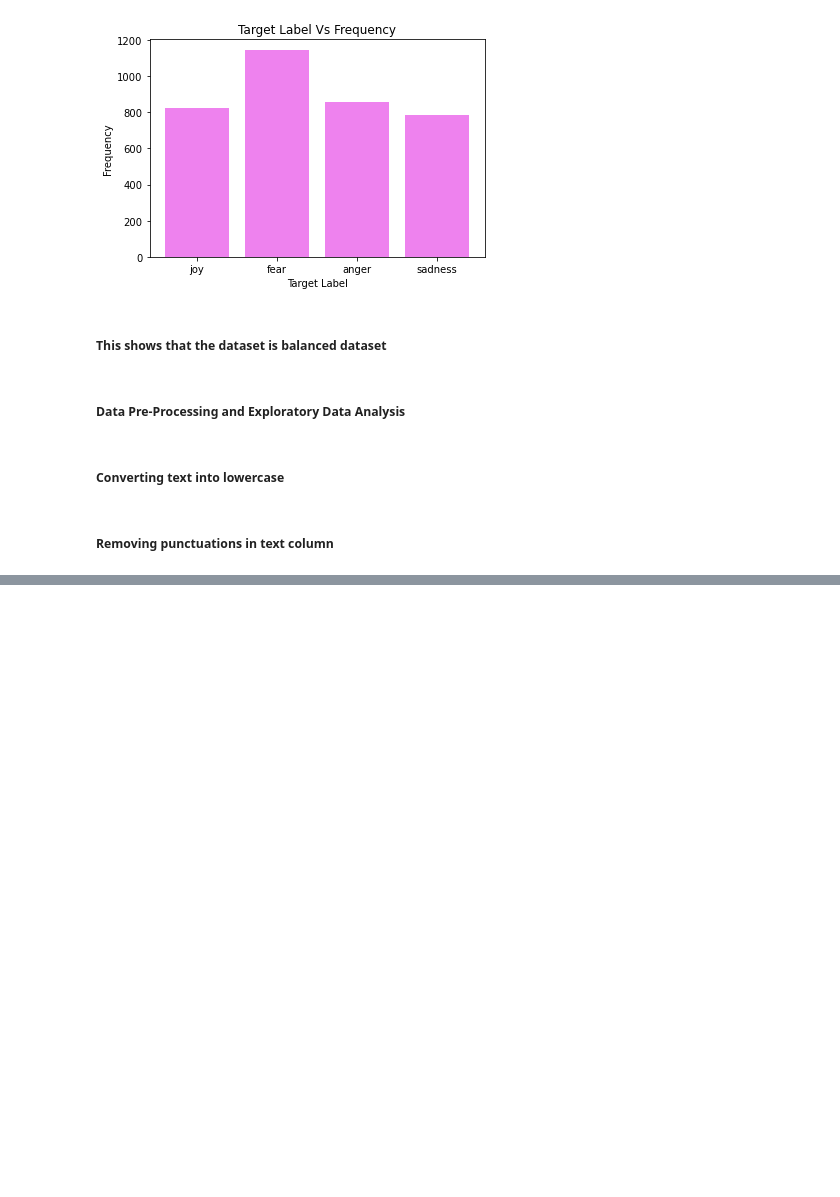
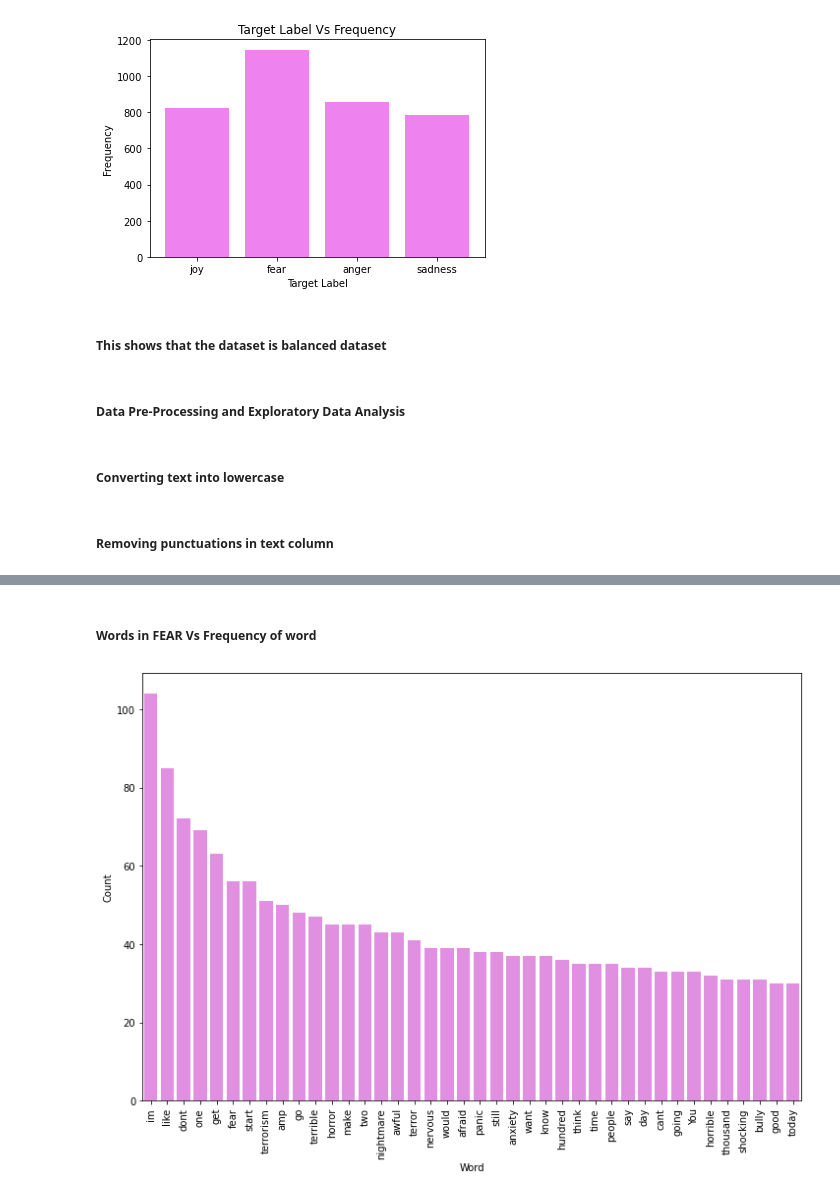
Before and after one commit to omprakashselvaraj/SentimentalAnalysis, a Jupyter notebook: Notebook.ipynb, the cells around one changed output, grey strips where cells are left out. Saved outputs shown, nothing was run; the diff lists cells and outputs as text; code cells hidden in the pictures; blank space fills up the shorter version.

```diff
--- a/Notebook.ipynb
+++ b/Notebook.ipynb
@@ -109,0 +296,6 @@ data['text']=data['text'].apply(remove_punctuation)
+# %% [markdown]
+##### Words in FEAR Vs Frequency of word
+# %%
+counter(data[data["label"] == "fear"], "text", 40)
+# %% [output]
+[figure, added]
```
Also changed, not shown: parts of 70 cells of this notebook.
